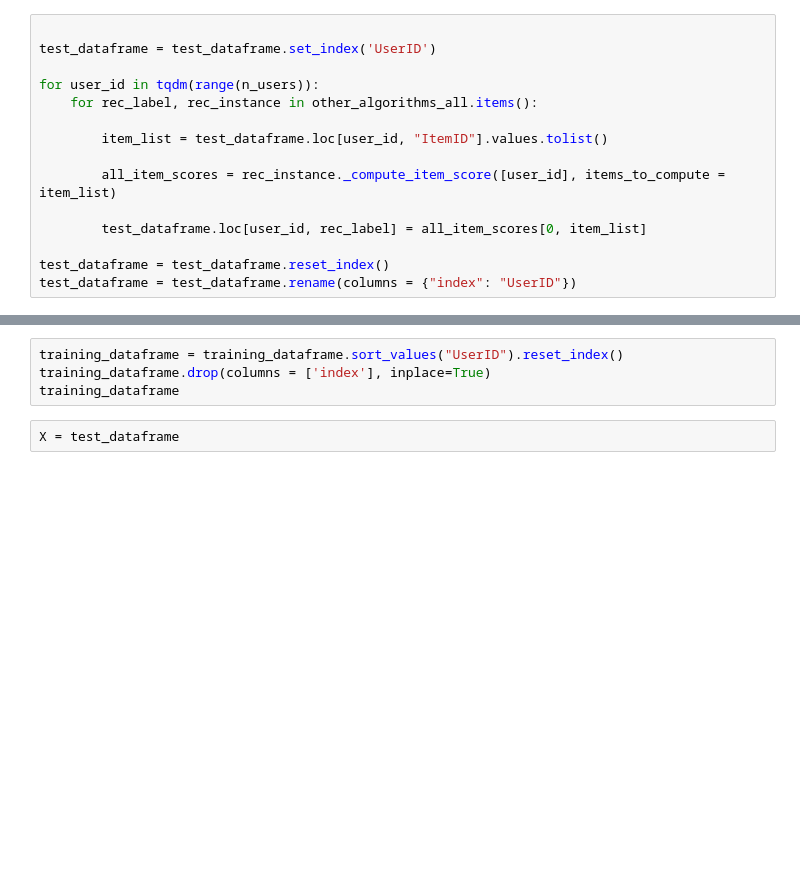
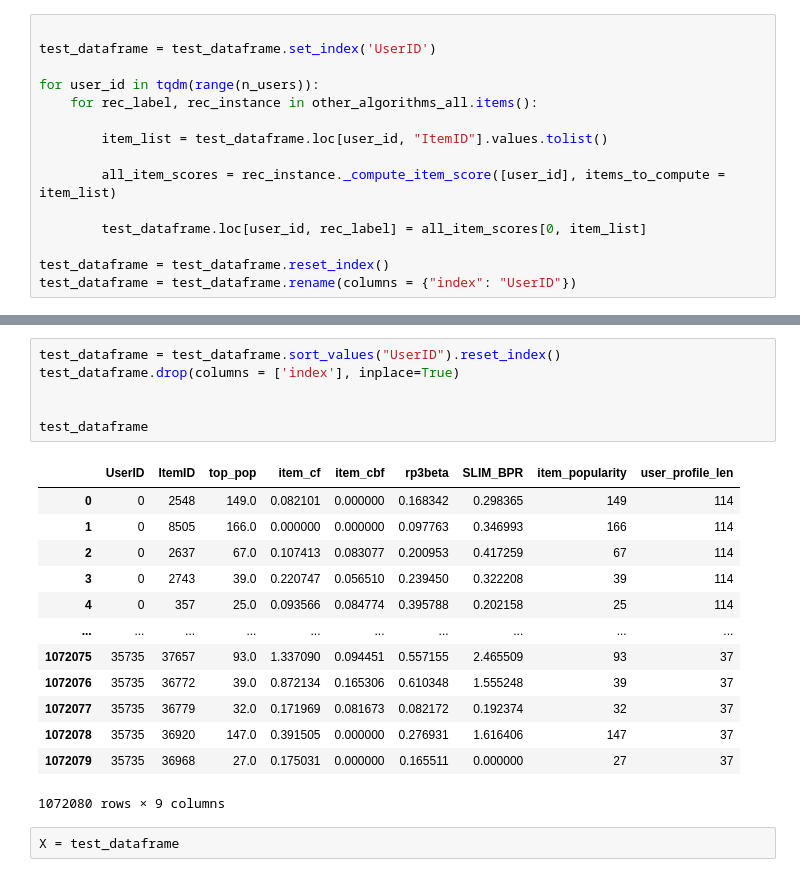
Before and after one commit to lippa66002/RecSysProject, a Jupyter notebook: Boost.ipynb, the cells around one changed output, grey strips where cells are left out. Drawn from its saved outputs; the diff is of its cells as text; blank space fills up the shorter version.

```diff
--- a/Boost.ipynb
+++ b/Boost.ipynb
@@ -533,7 +547,23 @@ test_dataframe
 # %%
-training_dataframe = training_dataframe.sort_values("UserID").reset_index()
-training_dataframe.drop(columns = ['index'], inplace=True)
-training_dataframe
+test_dataframe = test_dataframe.sort_values("UserID").reset_index()
+test_dataframe.drop(columns = ['index'], inplace=True)
+
+
+test_dataframe
+# %% [output]
+|  | UserID | ItemID | top_pop | item_cf | item_cbf | rp3beta | SLIM_BPR | item_popularity | user_profile_len |
+| 0 | 0 | 2548 | 149.0 | 0.082101 | 0.000000 | 0.168342 | 0.298365 | 149 | 114 |
+| 1 | 0 | 8505 | 166.0 | 0.000000 | 0.000000 | 0.097763 | 0.346993 | 166 | 114 |
+| 2 | 0 | 2637 | 67.0 | 0.107413 | 0.083077 | 0.200953 | 0.417259 | 67 | 114 |
+| 3 | 0 | 2743 | 39.0 | 0.220747 | 0.056510 | 0.239450 | 0.322208 | 39 | 114 |
+| 4 | 0 | 357 | 25.0 | 0.093566 | 0.084774 | 0.395788 | 0.202158 | 25 | 114 |
+| ... | ... | ... | ... | ... | ... | ... | ... | ... | ... |
+| 1072075 | 35735 | 37657 | 93.0 | 1.337090 | 0.094451 | 0.557155 | 2.465509 | 93 | 37 |
+| 1072076 | 35735 | 36772 | 39.0 | 0.872134 | 0.165306 | 0.610348 | 1.555248 | 39 | 37 |
+| 1072077 | 35735 | 36779 | 32.0 | 0.171969 | 0.081673 | 0.082172 | 0.192374 | 32 | 37 |
+| 1072078 | 35735 | 36920 | 147.0 | 0.391505 | 0.000000 | 0.276931 | 1.616406 | 147 | 37 |
+| 1072079 | 35735 | 36968 | 27.0 | 0.175031 | 0.000000 | 0.165511 | 0.000000 | 27 | 37 |
+1072080 rows × 9 columns
 # %%
 X = test_dataframe
 # %%
```
Also changed, not shown: parts of 17 cells of this notebook.
